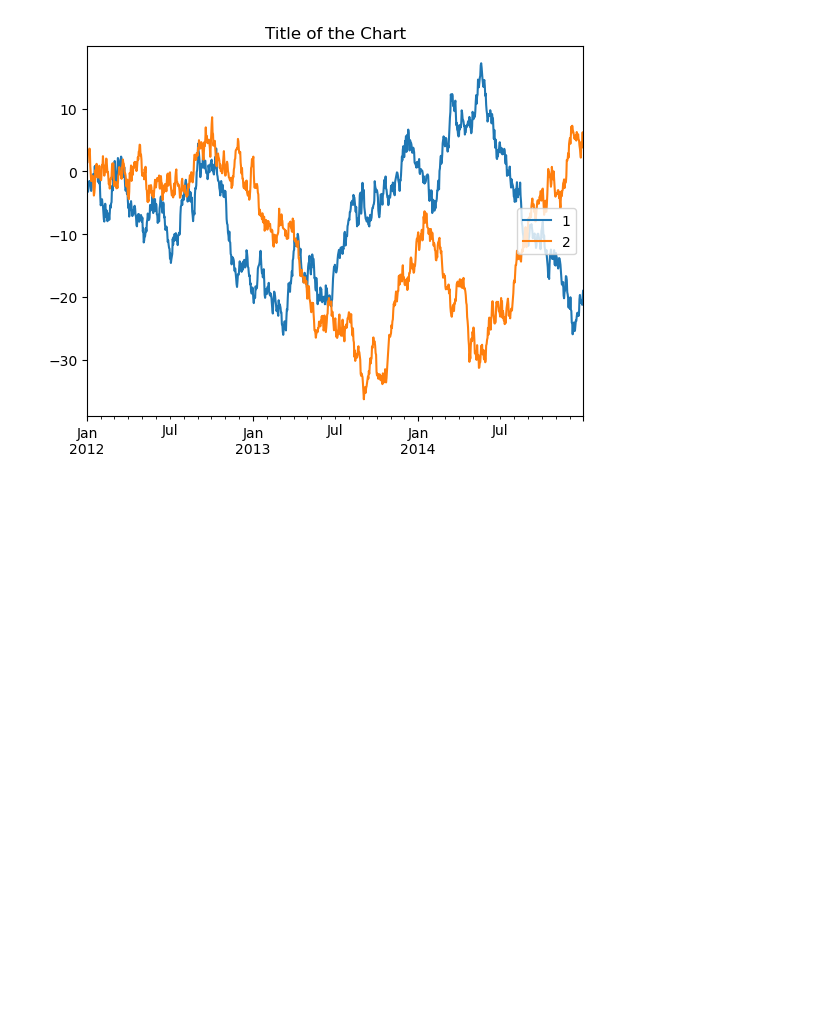
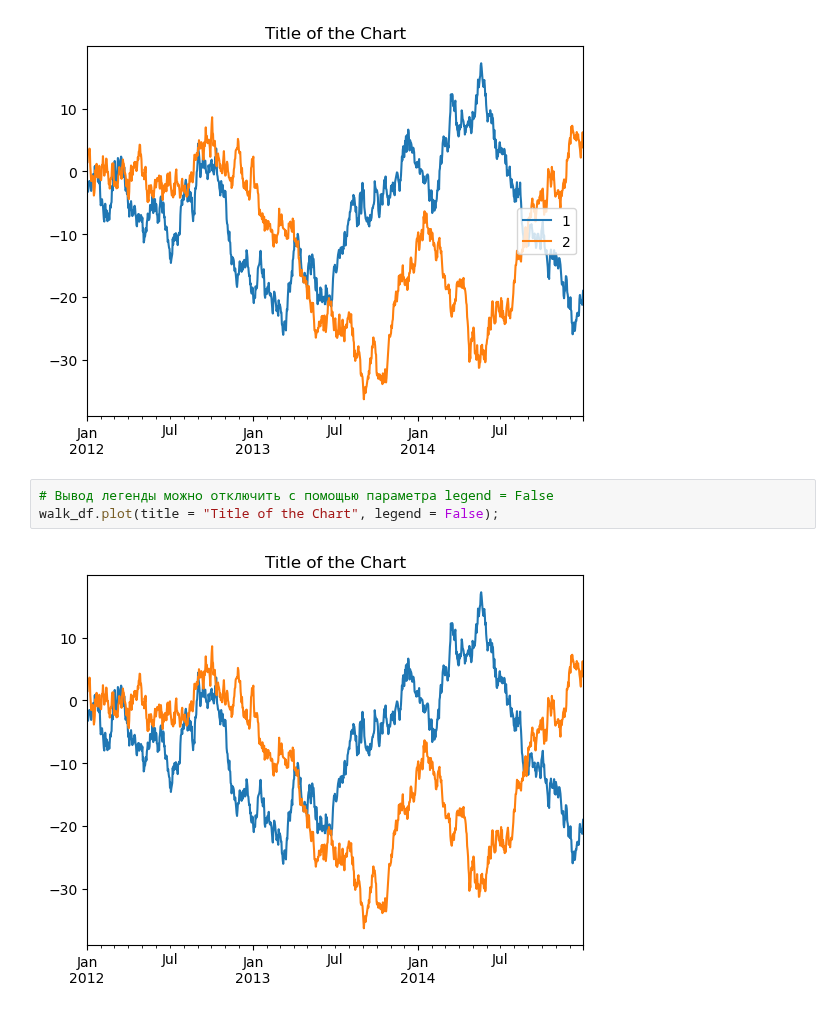
Before and after one commit to ShaidulinAndrew/Pandas_classes, a Jupyter notebook: Visualization.ipynb, the cells around one changed output. Drawn from its saved outputs; the diff is of its cells as text; blank space fills up the shorter version.

```diff
--- a/Visualization.ipynb
+++ b/Visualization.ipynb
@@ -115,3 +115,8 @@ ax = walk_df.plot(title = "Title of the Chart")
 ax.legend(['1', '2'], loc = 'right');
 # %% [output]
 [figure]
+# %%
+# Вывод легенды можно отключить с помощью параметра legend = False
+walk_df.plot(title = "Title of the Chart", legend = False);
+# %% [output]
+[figure, added]
```
Also changed, not shown: parts of 9 cells of this notebook.
